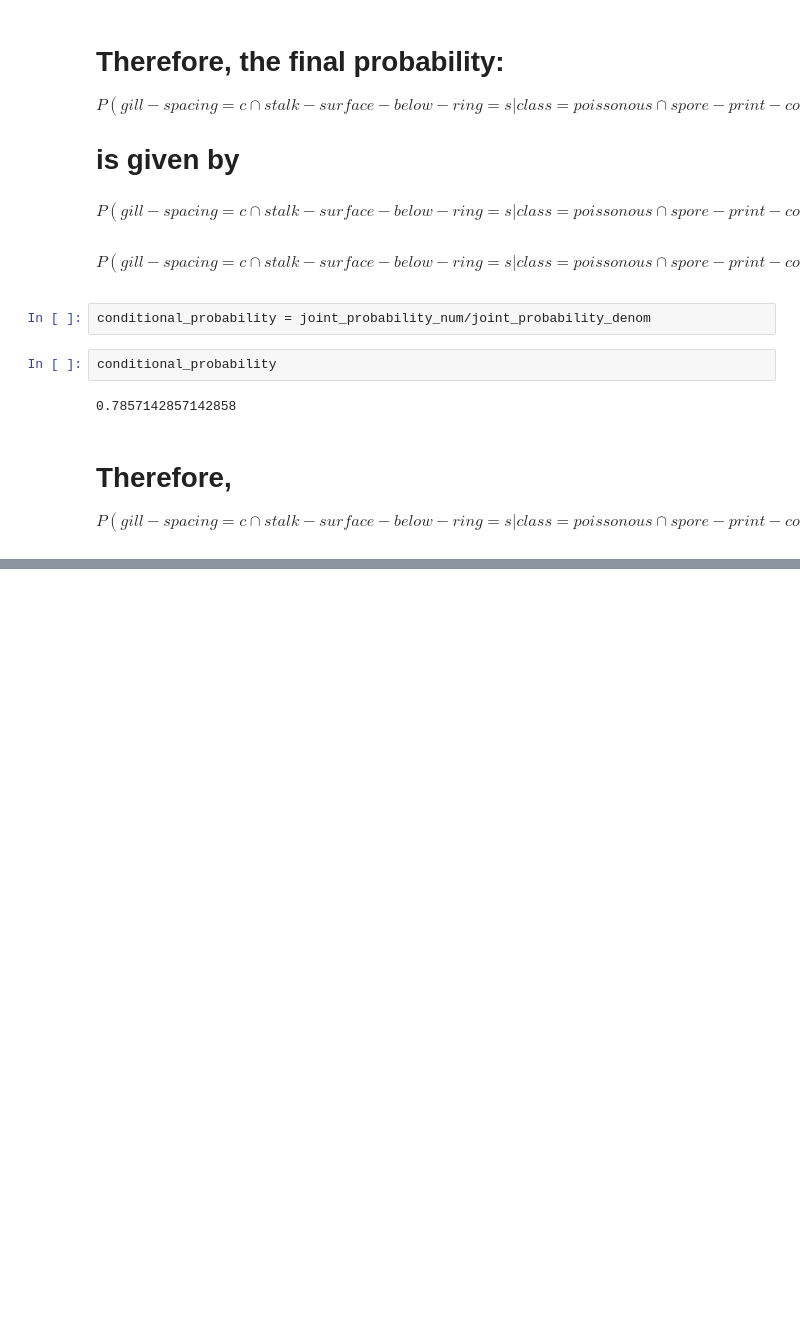
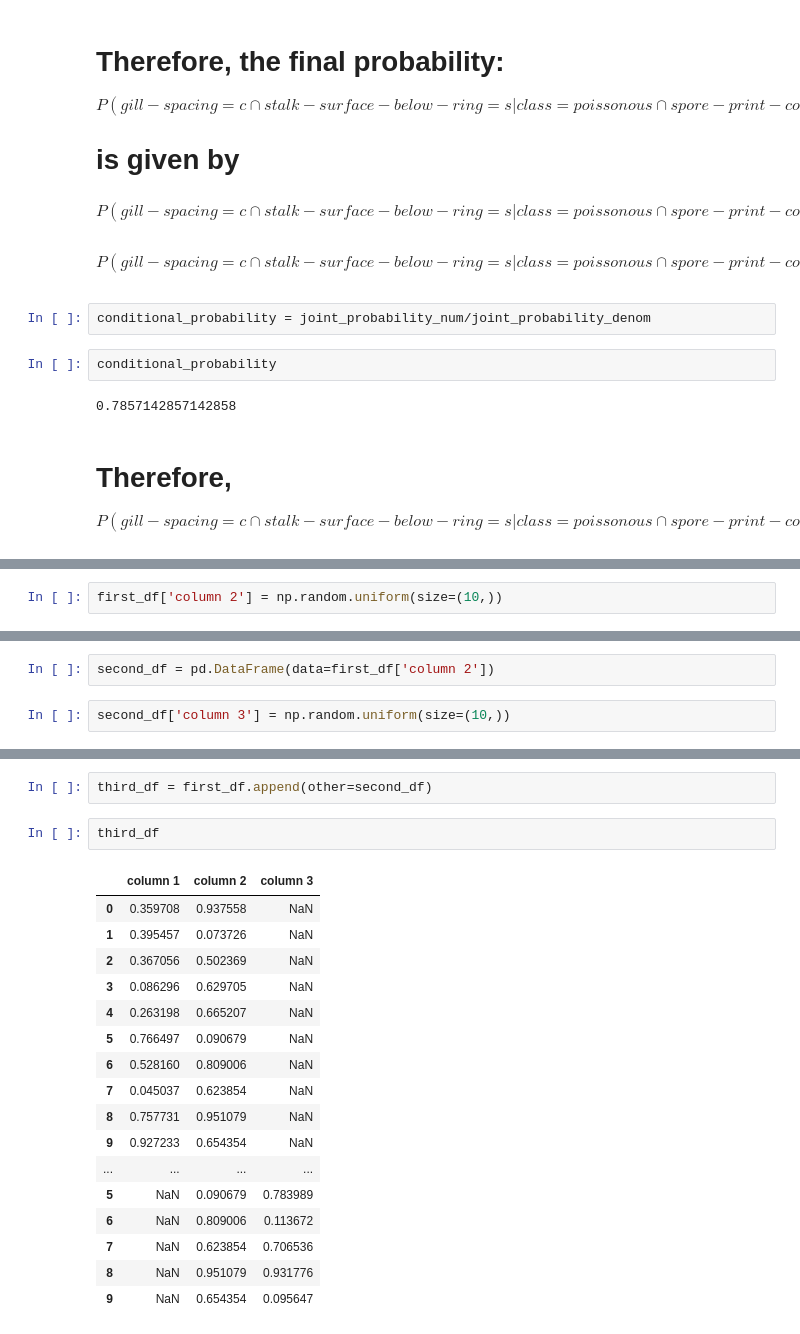
Before and after one commit to 23Aditya/Introduction-to-Pandas, a Jupyter notebook: Introduction to Pandas.ipynb, the cells around one changed output, grey strips where cells are left out. Drawn from its saved outputs; the diff is of its cells as text; blank space fills up the shorter version.

```diff
--- a/Introduction to Pandas.ipynb
+++ b/Introduction to Pandas.ipynb
@@ -593,0 +741,2 @@ P(gill-spacing=c \cap stalk-surface-below-ring=s | class = poissonous \cap spore
+# %%
+first_df['column 2'] = np.random.uniform(size=(10,))
@@ -593,0 +757,4 @@ P(gill-spacing=c \cap stalk-surface-below-ring=s | class = poissonous \cap spore
+# %%
+second_df = pd.DataFrame(data=first_df['column 2'])
+# %%
+second_df['column 3'] = np.random.uniform(size=(10,))
@@ -593,0 +775,22 @@ P(gill-spacing=c \cap stalk-surface-below-ring=s | class = poissonous \cap spore
+# %%
+third_df = first_df.append(other=second_df)
+# %%
+third_df
+# %% [output]
+|  | column 1 | column 2 | column 3 |
+| 0 | 0.359708 | 0.937558 | NaN |
+| 1 | 0.395457 | 0.073726 | NaN |
+| 2 | 0.367056 | 0.502369 | NaN |
+| 3 | 0.086296 | 0.629705 | NaN |
+| 4 | 0.263198 | 0.665207 | NaN |
+| 5 | 0.766497 | 0.090679 | NaN |
+| 6 | 0.528160 | 0.809006 | NaN |
+| 7 | 0.045037 | 0.623854 | NaN |
+| 8 | 0.757731 | 0.951079 | NaN |
+| 9 | 0.927233 | 0.654354 | NaN |
+| ... | ... | ... | ... |
+| 5 | NaN | 0.090679 | 0.783989 |
+| 6 | NaN | 0.809006 | 0.113672 |
+| 7 | NaN | 0.623854 | 0.706536 |
+| 8 | NaN | 0.951079 | 0.931776 |
+| 9 | NaN | 0.654354 | 0.095647 |
```
Also changed, not shown: parts of 27 cells of this notebook.
